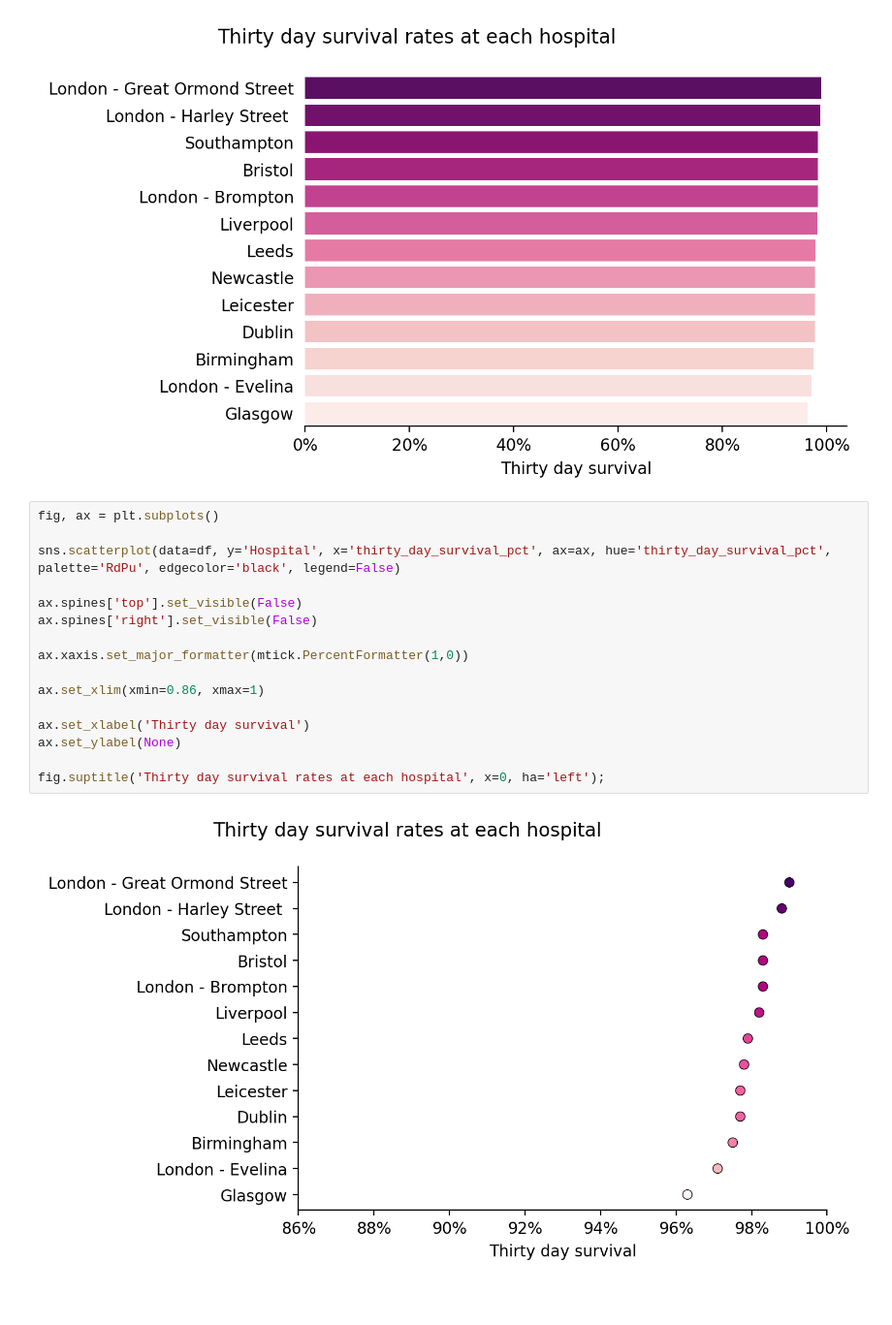
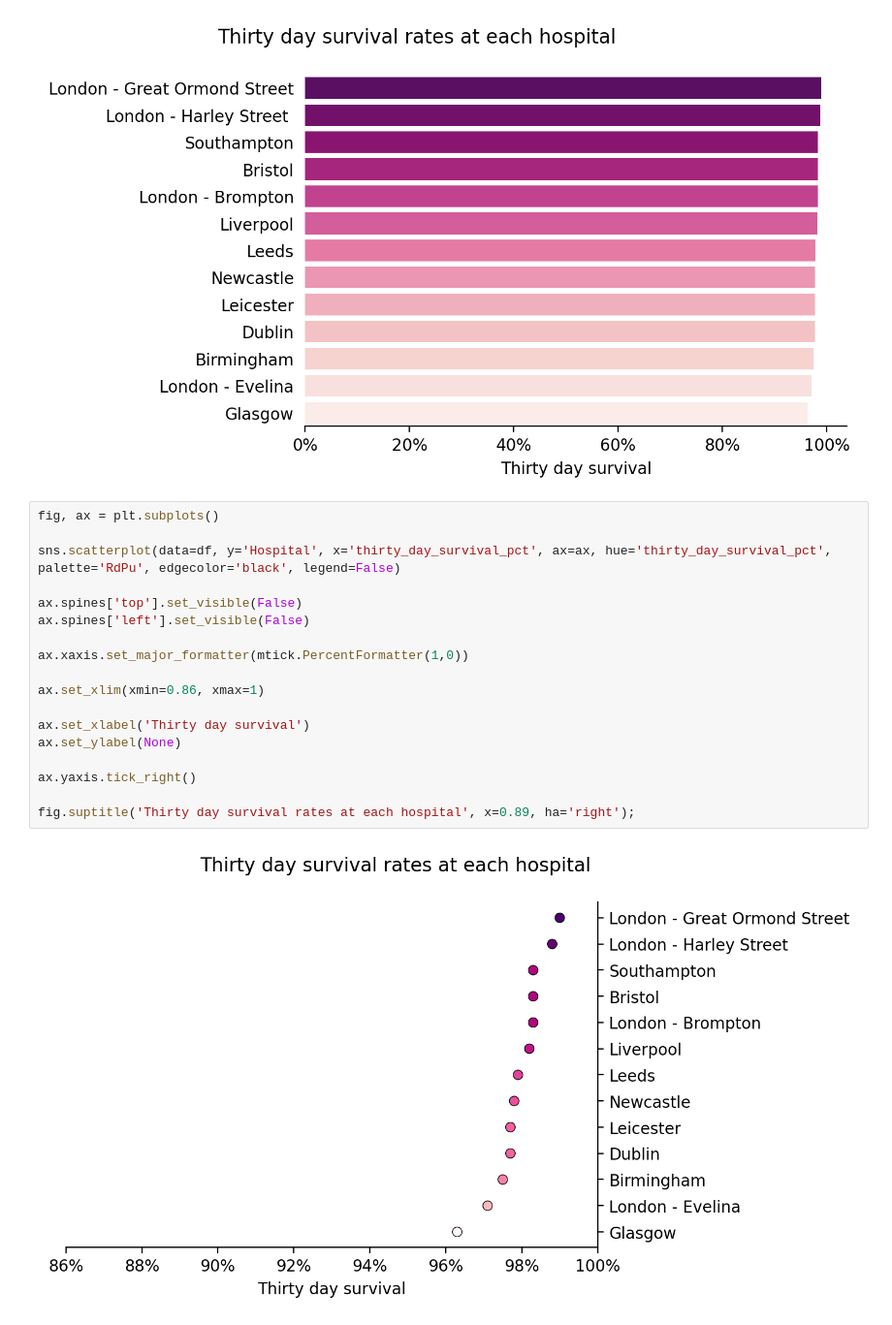
Before and after one commit to lyonjust/ArtofStatistics, a Jupyter notebook: 01-1-2-3-child-heart-survival-times/01-3-child-heart-proportions-x.ipynb, the cells around one changed output. Shown: that part at 97% size. Saved outputs shown, nothing was run; the diff lists cells and outputs as text; blank space fills up the shorter version.

Commit message:
Moved ticks to right

```diff
--- a/01-1-2-3-child-heart-survival-times/01-3-child-heart-proportions-x.ipynb
+++ b/01-1-2-3-child-heart-survival-times/01-3-child-heart-proportions-x.ipynb
@@ -38,18 +38,20 @@ fig.suptitle('Thirty day survival rates at each hospital', x=0, ha='left');
 # %%
 fig, ax = plt.subplots()
 
 sns.scatterplot(data=df, y='Hospital', x='thirty_day_survival_pct', ax=ax, hue='thirty_day_survival_pct', palette='RdPu', edgecolor='black', legend=False)
 
 ax.spines['top'].set_visible(False)
-ax.spines['right'].set_visible(False)
+ax.spines['left'].set_visible(False)
 
 ax.xaxis.set_major_formatter(mtick.PercentFormatter(1,0))
 
 ax.set_xlim(xmin=0.86, xmax=1)
 
 ax.set_xlabel('Thirty day survival')
 ax.set_ylabel(None)
 
-fig.suptitle('Thirty day survival rates at each hospital', x=0, ha='left');
+ax.yaxis.tick_right()
+
+fig.suptitle('Thirty day survival rates at each hospital', x=0.89, ha='right');
 # %% [output]
-[figure, old version]
+[figure, new version]
```
